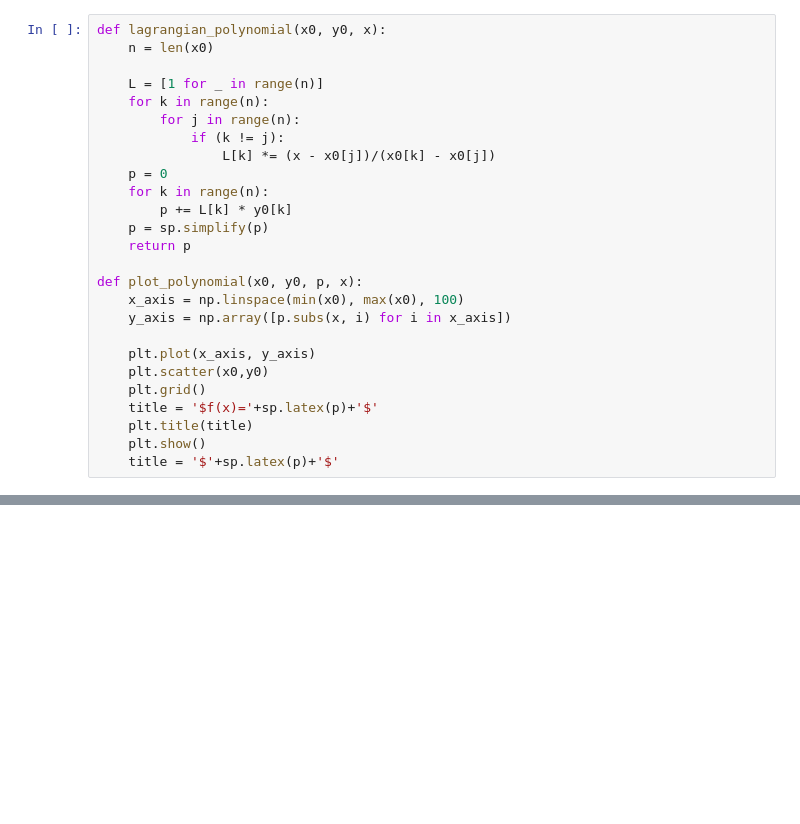
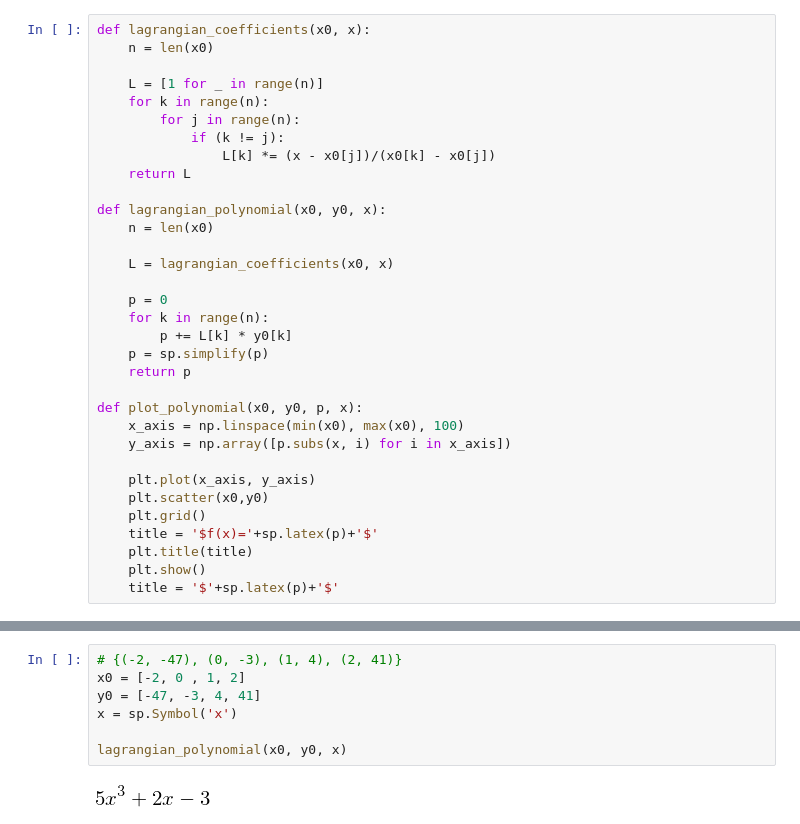
Before and after one commit to luiseduardomendes/MathematicalMethods, a Jupyter notebook: area2/6_interpolation.ipynb, the cells around one changed output, grey strips where cells are left out. Drawn from its saved outputs; the diff is of its cells as text; blank space fills up the shorter version.

```diff
--- a/area2/6_interpolation.ipynb
+++ b/area2/6_interpolation.ipynb
@@ -46,5 +66,5 @@ plt.plot(x_polynomial, y_polynomial)
 # %%
-def lagrangian_polynomial(x0, y0, x):
+def lagrangian_coefficients(x0, x):
     n = len(x0)
 
     L = [1 for _ in range(n)]
@@ -52,6 +72,13 @@ def lagrangian_polynomial(x0, y0, x):
         for j in range(n):
             if (k != j):
                 L[k] *= (x - x0[j])/(x0[k] - x0[j])
+    return L
+
+def lagrangian_polynomial(x0, y0, x):
+    n = len(x0)
+
+    L = lagrangian_coefficients(x0, x)
+
     p = 0
     for k in range(n):
         p += L[k] * y0[k]
@@ -90,0 +118,9 @@ plot_polynomial(x0, y0, p, x)
+# %%
+# {(-2, -47), (0, -3), (1, 4), (2, 41)}
+x0 = [-2, 0 , 1, 2]
+y0 = [-47, -3, 4, 41]
+x = sp.Symbol('x')
+
+lagrangian_polynomial(x0, y0, x)
+# %% [output]
+[figure, added]
```
Also changed, not shown: parts of 6 cells of this notebook, 1 other file.
